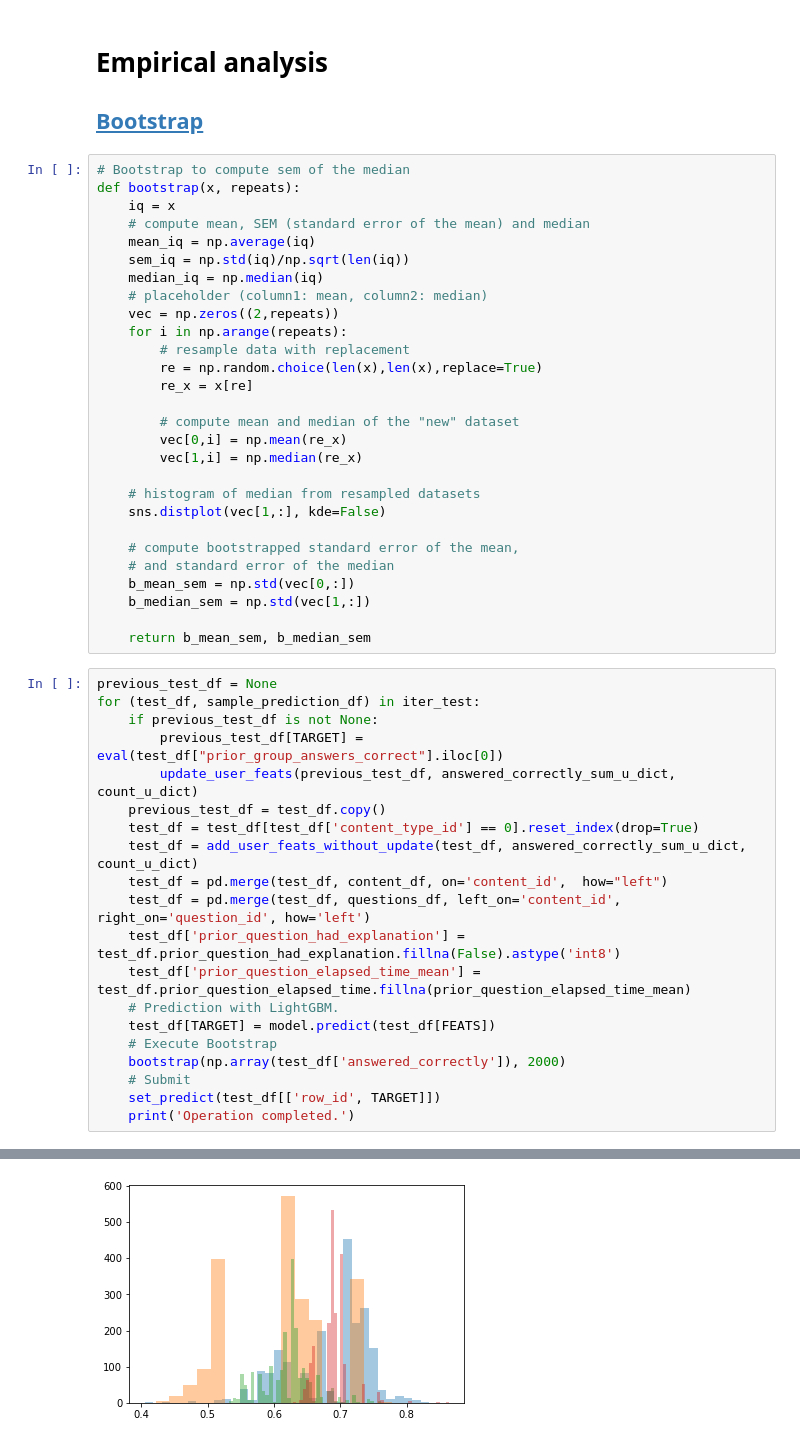
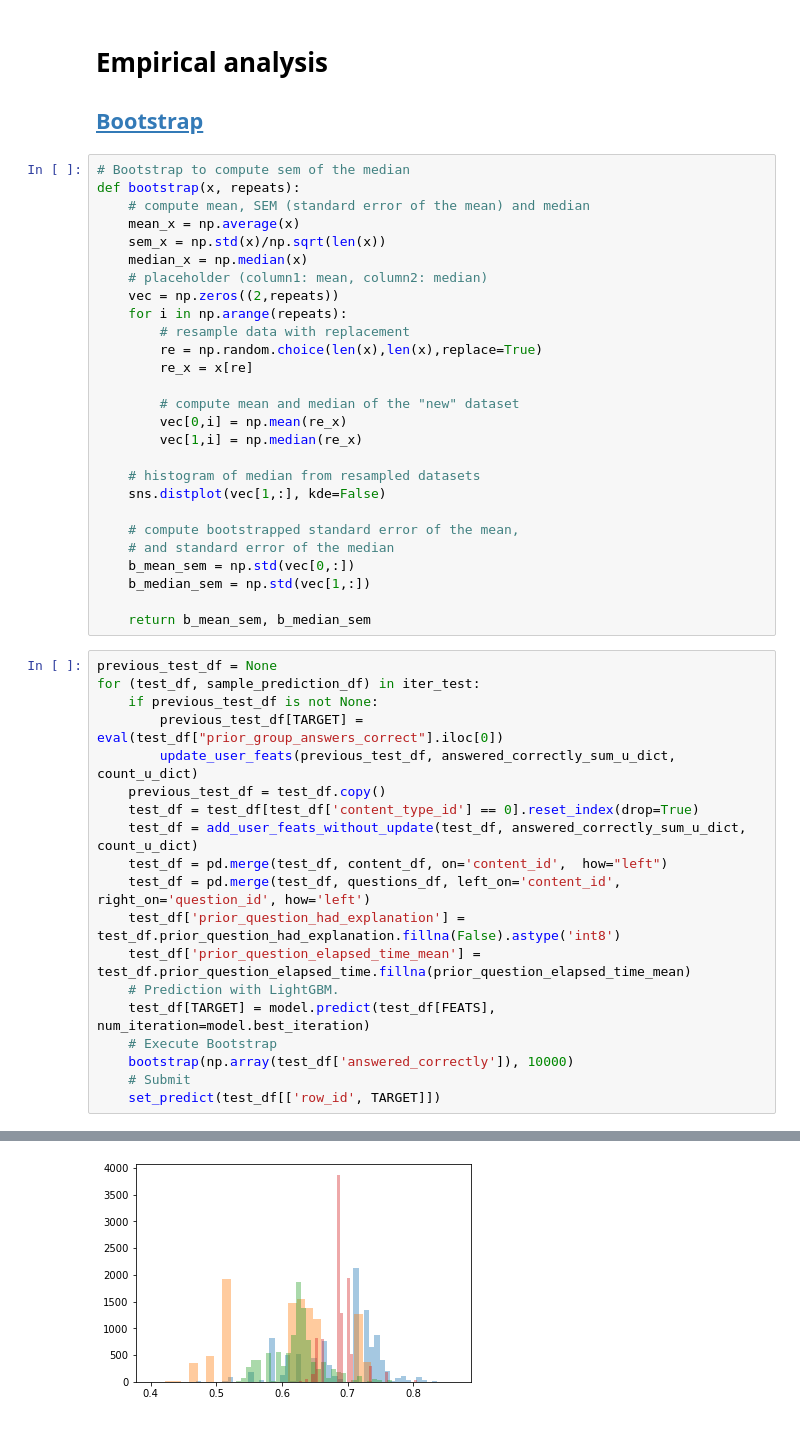
Before and after one commit to satorushibata0627/Publishment, a Jupyter notebook: Kaggle_Python3_Submission_and_the_Inference_of_LightGBM.ipynb, the cells around one changed output, grey strips where cells are left out. Saved outputs shown, nothing was run; the diff lists cells and outputs as text.

```diff
--- a/Kaggle_Python3_Submission_and_the_Inference_of_LightGBM.ipynb
+++ b/Kaggle_Python3_Submission_and_the_Inference_of_LightGBM.ipynb
@@ -191,11 +188,10 @@ set_predict = env.predict
 # %%
 # Bootstrap to compute sem of the median
 def bootstrap(x, repeats):
-    iq = x
     # compute mean, SEM (standard error of the mean) and median
-    mean_iq = np.average(iq)
-    sem_iq = np.std(iq)/np.sqrt(len(iq))
-    median_iq = np.median(iq)
+    mean_x = np.average(x)
+    sem_x = np.std(x)/np.sqrt(len(x))
+    median_x = np.median(x)
     # placeholder (column1: mean, column2: median)
     vec = np.zeros((2,repeats))
     for i in np.arange(repeats):
@@ -230,10 +226,9 @@ for (test_df, sample_prediction_df) in iter_test:
     test_df['prior_question_had_explanation'] = test_df.prior_question_had_explanation.fillna(False).astype('int8')
     test_df['prior_question_elapsed_time_mean'] = test_df.prior_question_elapsed_time.fillna(prior_question_elapsed_time_mean)
     # Prediction with LightGBM.
-    test_df[TARGET] = model.predict(test_df[FEATS])
+    test_df[TARGET] = model.predict(test_df[FEATS], num_iteration=model.best_iteration)
     # Execute Bootstrap
-    bootstrap(np.array(test_df['answered_correctly']), 2000)
+    bootstrap(np.array(test_df['answered_correctly']), 10000)
     # Submit
     set_predict(test_df[['row_id', TARGET]])
-    print('Operation completed.')
 # %% [output]
@@ -244 +235 @@ Operation completed.
-[figure, old version]
+[figure, new version]
```
Also changed, not shown: parts of 4 cells of this notebook.
